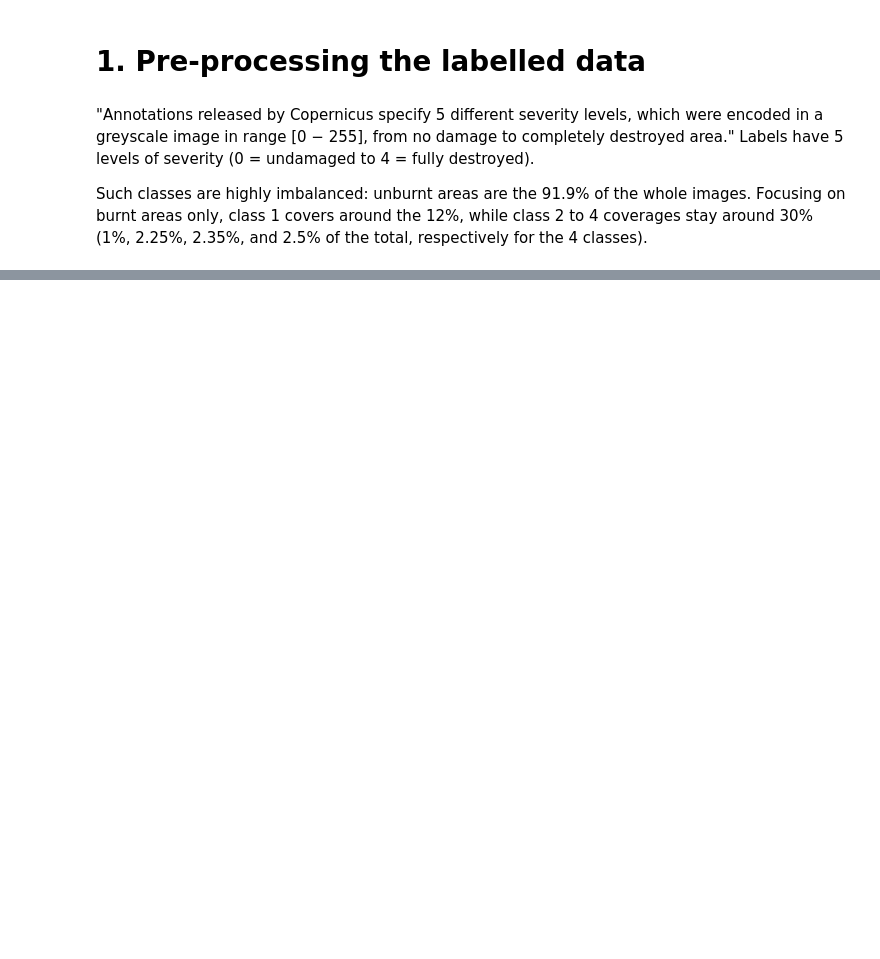
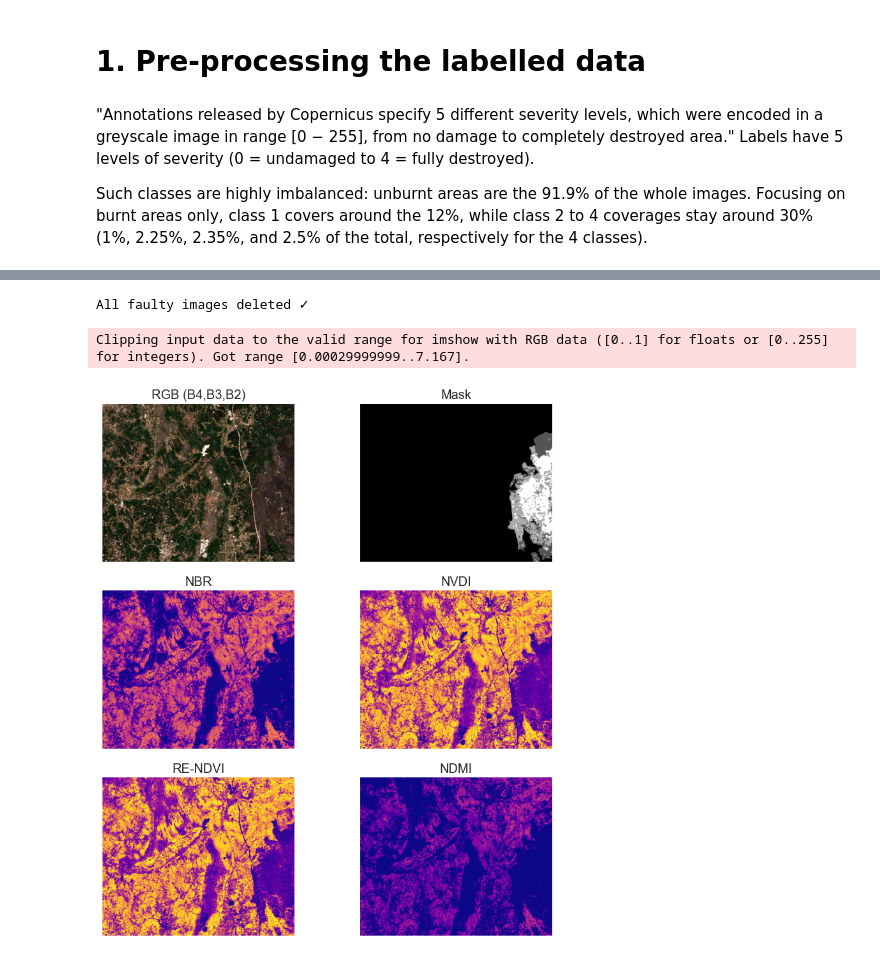
Before and after one commit to pablo-fdz/DL_improc_final_project, a Jupyter notebook: 2_eda.ipynb, the cells around one changed output, grey strips where cells are left out. Drawn from its saved outputs; the diff is of its cells as text; code cells hidden in the pictures; blank space fills up the shorter version.

```diff
--- a/2_eda.ipynb
+++ b/2_eda.ipynb
@@ -17,3 +82,16 @@ input_inference_dir = os.path.join('..', 'catalunya_fire_imgs')
+# %%
+train_example_img_path = os.path.join(input_dir, 'Satellite_burned_area_dataset/Satellite_burned_area_dataset_part1/EMSR207_04AVELAR_02GRADING_MAP_v2_vector/sentinel2_2017-07-04.tiff')
+train_example_mask_path = os.path.join(input_dir, 'Satellite_burned_area_dataset/Satellite_burned_area_dataset_part1/EMSR207_04AVELAR_02GRADING_MAP_v2_vector/EMSR207_04AVELAR_02GRADING_MAP_v2_vector_mask.png')
+# train_example_img_path2
+# train_example
+
+test_example_path = os.path.join(input_dir, 'catalunya_fire_imgs/2015/images/sentinel2_2015-07-13_lon3-161_lat42-432.tiff')
+
+train_example_img = read_tiff_to_torch(train_example_img_path)
+test_example_img = read_tiff_to_torch(test_example_path)
+
+train_visualizer = IndicesVisualizer(train_example_img_path, train_example_mask_path)
+# test_visualizer = IndicesVisualizer(test_example_path)
 # %% [markdown]
 ## 0.3. Notebook description
 
@@ -55,0 +226,31 @@ Such classes are highly imbalanced: unburnt areas are the 91.9% of the whole ima
+# %%
+for p in black_list:
+    f = os.path.splitext(os.path.basename(p))[0]
+    parts = f.split('_')
+
+    tile_id = '_' + '_'.join(parts[-3:])  # '_tile_2_9'
+
+    path = Path(p)
+
+    parent_folder = path.parent.parent
+
+    # Go through all subdirectories (coverages, masks, images)
+    for subdir in parent_folder.iterdir():
+        if subdir.is_dir():
+
+            # Look for files containing the tile_id in their filename
+            for file in subdir.iterdir():
+                if file.is_file() and tile_id in file.name:
+                    try:
+                        file.unlink()  # Delete the file
+                    except Exception as e:
+                        print(f"    ✗ Error deleting {file.name}: {e}")
+
+print(f"All faulty images deleted ✓")
+# %% [output]
+All faulty images deleted ✓
+# %%
+train_visualizer.visualize_indices()
+# %% [output]
+Clipping input data to the valid range for imshow with RGB data ([0..1] for floats or [0..255] for integers). Got range [0.00029999999..7.167].
+[figure, added]
```
Also changed, not shown: parts of 15 cells of this notebook.
